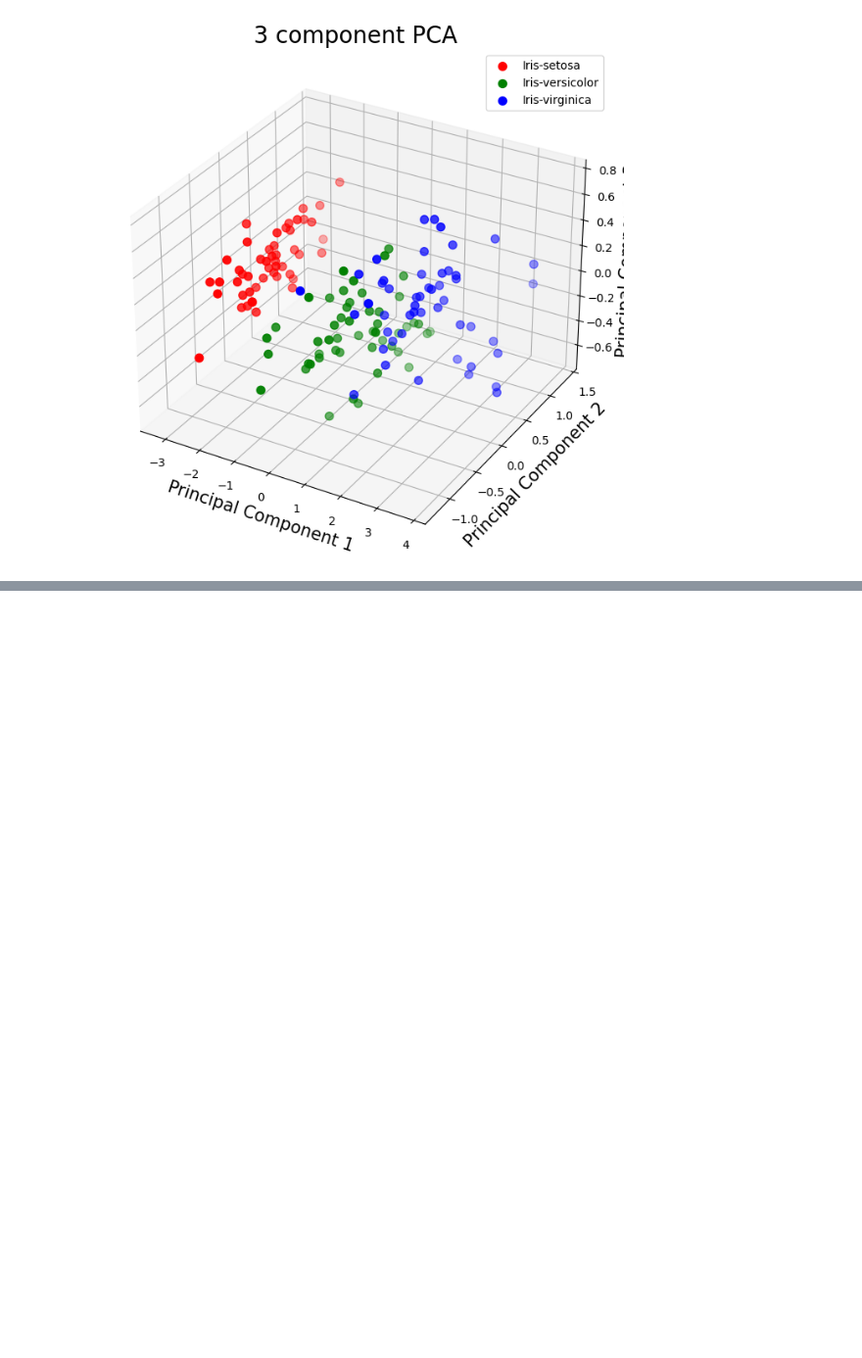
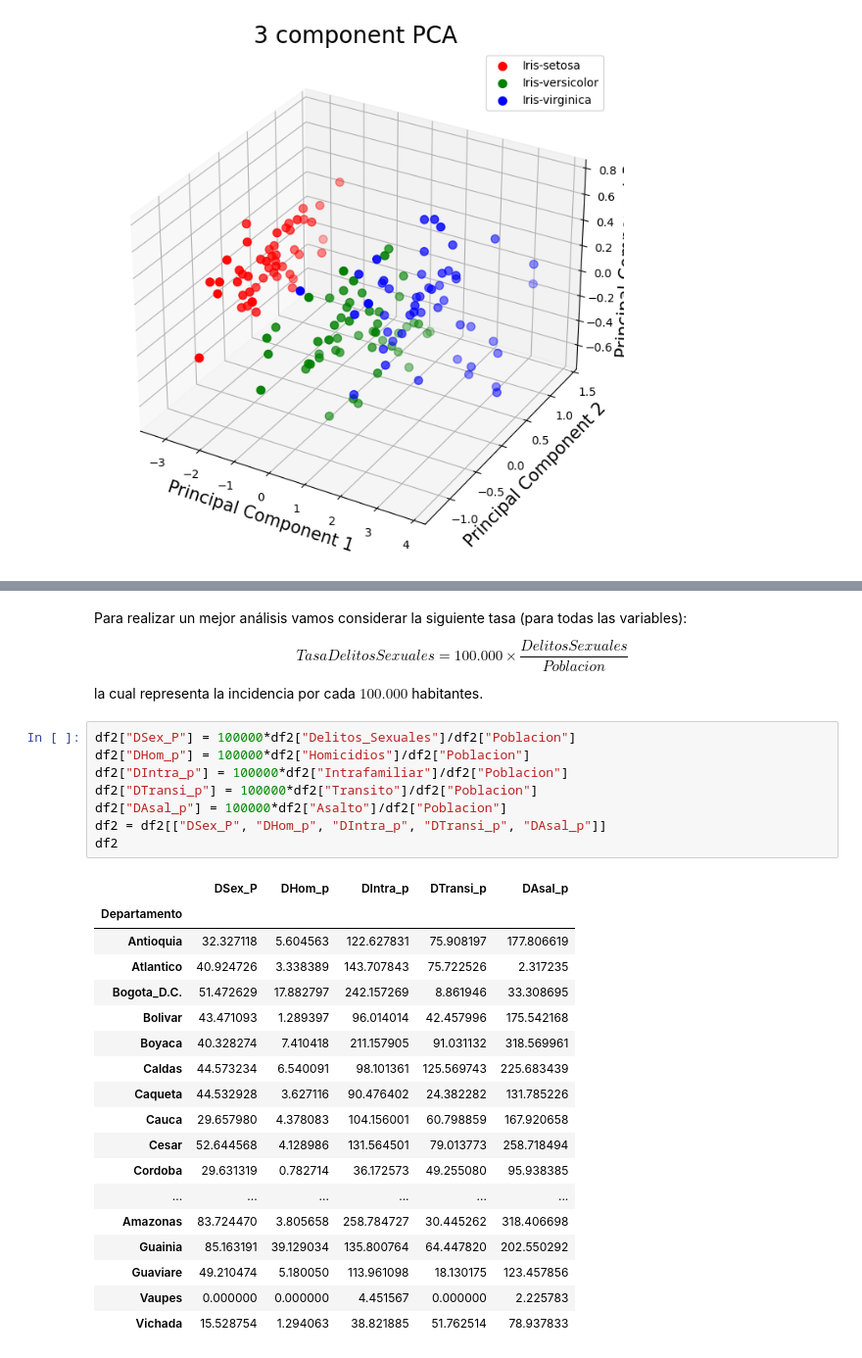
Before and after one commit to jazaineam1/Diplomado_ucentral_ME, a Jupyter notebook: Cuadernos/ACP_Intro.ipynb, the cells around one changed output, grey strips where cells are left out. Shown at 98% size. Saved outputs shown, nothing was run; the diff lists cells and outputs as text; blank space fills up the shorter version.

```diff
--- a/Cuadernos/ACP_Intro.ipynb
+++ b/Cuadernos/ACP_Intro.ipynb
@@ -571,0 +527,33 @@ array([0.92461621, 0.05301557, 0.01718514, 0.00518309])
+# %% [markdown]
+Para realizar un mejor análisis vamos considerar la siguiente tasa (para todas las variables):
+
+$$Tasa Delitos Sexuales=100.000\times \frac{Delitos Sexuales}{Poblacion}$$
+
+la cual representa la incidencia por cada $100.000$ habitantes.
+# %%
+df2["DSex_P"] = 100000*df2["Delitos_Sexuales"]/df2["Poblacion"]
+df2["DHom_p"] = 100000*df2["Homicidios"]/df2["Poblacion"]
+df2["DIntra_p"] = 100000*df2["Intrafamiliar"]/df2["Poblacion"]
+df2["DTransi_p"] = 100000*df2["Transito"]/df2["Poblacion"]
+df2["DAsal_p"] = 100000*df2["Asalto"]/df2["Poblacion"]
+df2 = df2[["DSex_P", "DHom_p", "DIntra_p", "DTransi_p", "DAsal_p"]]
+df2
+# %% [output]
+|  | DSex_P | DHom_p | DIntra_p | DTransi_p | DAsal_p |
+| Departamento |  |  |  |  |  |
+| Antioquia | 32.327118 | 5.604563 | 122.627831 | 75.908197 | 177.806619 |
+| Atlantico | 40.924726 | 3.338389 | 143.707843 | 75.722526 | 2.317235 |
+| Bogota_D.C. | 51.472629 | 17.882797 | 242.157269 | 8.861946 | 33.308695 |
+| Bolivar | 43.471093 | 1.289397 | 96.014014 | 42.457996 | 175.542168 |
+| Boyaca | 40.328274 | 7.410418 | 211.157905 | 91.031132 | 318.569961 |
+| Caldas | 44.573234 | 6.540091 | 98.101361 | 125.569743 | 225.683439 |
+| Caqueta | 44.532928 | 3.627116 | 90.476402 | 24.382282 | 131.785226 |
+| Cauca | 29.657980 | 4.378083 | 104.156001 | 60.798859 | 167.920658 |
+| Cesar | 52.644568 | 4.128986 | 131.564501 | 79.013773 | 258.718494 |
+| Cordoba | 29.631319 | 0.782714 | 36.172573 | 49.255080 | 95.938385 |
+| ... | ... | ... | ... | ... | ... |
+| Amazonas | 83.724470 | 3.805658 | 258.784727 | 30.445262 | 318.406698 |
+| Guainia | 85.163191 | 39.129034 | 135.800764 | 64.447820 | 202.550292 |
+| Guaviare | 49.210474 | 5.180050 | 113.961098 | 18.130175 | 123.457856 |
+| Vaupes | 0.000000 | 0.000000 | 4.451567 | 0.000000 | 2.225783 |
+| Vichada | 15.528754 | 1.294063 | 38.821885 | 51.762514 | 78.937833 |
```
Also changed, not shown: parts of 21 cells of this notebook.
